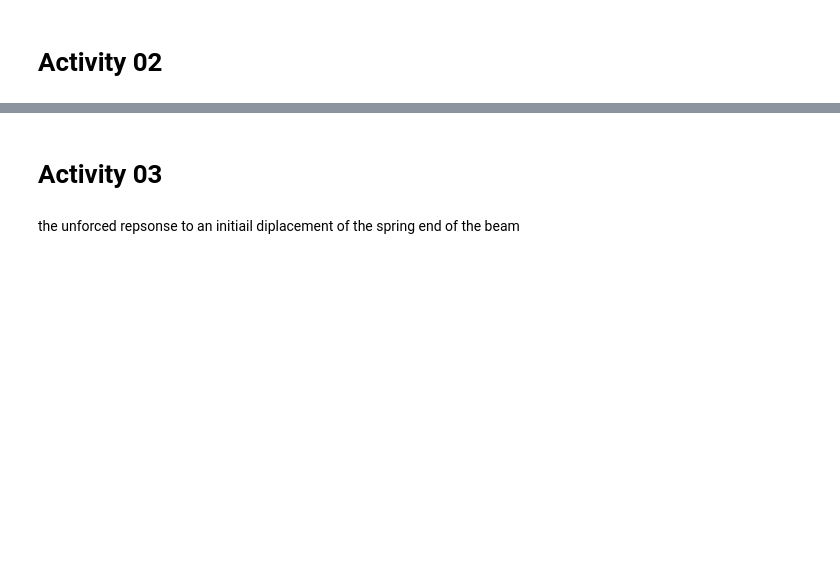
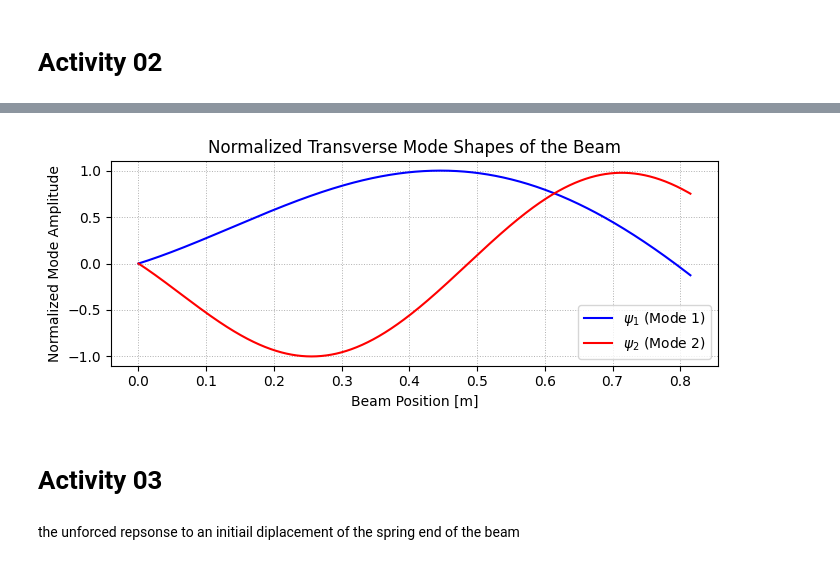
Before and after one commit to Du-nara/ME421-Mechanical-Systems-Lab-A3, a Jupyter notebook: Vibration/E_20_301_Vibration.ipynb, the cells around one changed output, grey strips where cells are left out. Drawn from its saved outputs; the diff is of its cells as text; code cells hidden in the pictures; blank space fills up the shorter version.

```diff
--- a/Vibration/E_20_301_Vibration.ipynb
+++ b/Vibration/E_20_301_Vibration.ipynb
@@ -213,3 +1072,30 @@ zeta1, zeta2
+# %%
+# ================= Plotting Beam Mode Shapes =================
+# Discretize the beam along its length
+positions = np.linspace(0, l_beam, 1000)
+
+# Compute mode shapes at all positions
+mode_shape_1 = psi(positions, beta1, l_beam, E*I, k_theta)
+mode_shape_2 = psi(positions, beta2, l_beam, E*I, k_theta)
+
+# Normalize the mode shapes for comparison
+mode_shape_1 /= np.max(np.abs(mode_shape_1))
+mode_shape_2 /= np.max(np.abs(mode_shape_2))
+
+# Plot the normalized mode shapes
+plt.figure(figsize=(7, 3))
+plt.plot(positions, mode_shape_1, color='blue', label=r'$\psi_1$ (Mode 1)')
+plt.plot(positions, mode_shape_2, color='red', label=r'$\psi_2$ (Mode 2)')
+
+plt.xlabel('Beam Position [m]')
+plt.ylabel('Normalized Mode Amplitude')
+plt.title('Normalized Transverse Mode Shapes of the Beam')
+plt.grid(True, which='both', linestyle=':', linewidth=0.7)
+plt.legend()
+plt.tight_layout()
+plt.show()
+# %% [output]
+[figure, added]
 # %% [markdown]
 # Activity 03
 # %%
```
Also changed, not shown: parts of 26 cells of this notebook.
